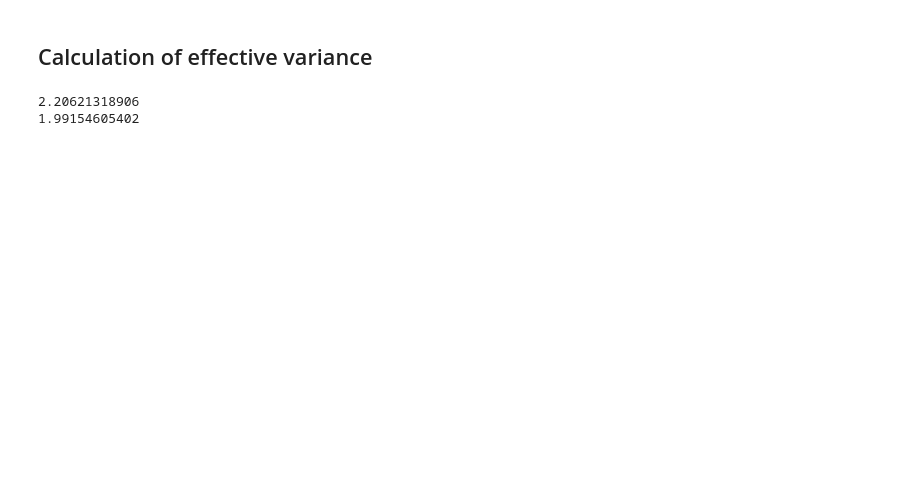
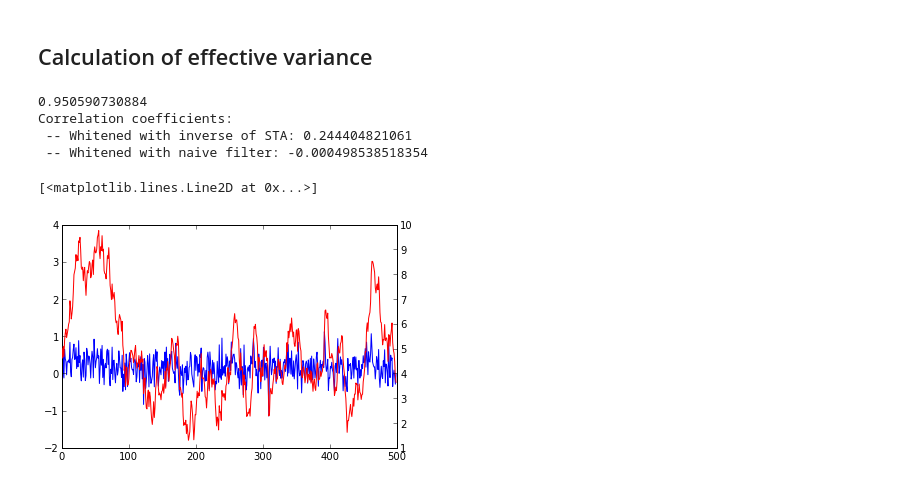
Before and after one commit to yzerlaut/transfer_functions, a Jupyter notebook: ornstein_uhlenbeck_covariance.ipynb, the cells around one changed output. Cells and saved outputs as stored; diff of their text form; code cells hidden in the pictures; blank space fills up the shorter version.

```diff
--- a/ornstein_uhlenbeck_covariance.ipynb
+++ b/ornstein_uhlenbeck_covariance.ipynb
@@ -277,14 +298,61 @@ test_gaussian()
 # %% [markdown]
 Calculation of effective variance
 ---------------------------------
-# %%
-
-ou_process = rescaled_ou(mu, sigma, tau, 10000)
-print ou_process.var()
-print np.mean(ou_process[1:]*ou_process[:-1])-ou_process.mean()**2
-#spikes = (ou_process>threshold)
-#sta = np.correlate(ou_process - mu, spikes)[::-1]
-#plt.plot(sta)
-# %% [output]
-2.20621318906
-1.99154605402
+# %%
+ou_process = rescaled_ou(mu, sigma, tau, 1000)
+spikes = spike_train(ou_process)
+sta = calculate_sta(ou_process, spikes, 100)
+
+def covar(x):
+    return x.var(), np.mean(x[1:]*x[:-1]) - x.mean()**2
+def corr(x):
+    v, c = covar(x)
+    return c/v
+print corr(ou_process)
+
+def deconv(x, g):
+    g_padded = np.concatenate((np.zeros(len(x)-len(g)), g))
+    gf = np.fft.fft(g_padded)
+    xf = np.fft.fft(x)
+
+    yf = xf/gf
+
+    return np.fft.ifft(yf).real
+
+def inverse_filter(g):
+    gf = np.fft.fft(g)
+    return np.fft.fftshift(np.fft.ifft(1./gf)).real
+
+def norm(x):
+    x = np.asarray(x)
+    return x/np.sqrt(np.sum(x**2))
+
+#ou_filtered = deconv(ou_process, sta)
+
+
+x1, x2 = covar(ou_process)
+naive_filter = norm([x1, -x2])
+
+sta_inverse = inverse_filter(sta)
+
+ou_filtered_naive = np.convolve(ou_process, naive_filter)
+ou_filtered_sta = np.convolve(ou_process, sta_inverse)
+
+print "Correlation coefficients:"
+print " -- Whitened with inverse of STA:", corr(ou_filtered_sta)
+print " -- Whitened with naive filter:", corr(ou_filtered_naive)
+#spikes = (ou_process>threshold)
+#sta = np.correlate(ou_process - mu, spikes)[::-1]
+#plt.plot(sta)
+# %% [output]
+0.950590730884
+Correlation coefficients:
+ -- Whitened with inverse of STA: 0.244404821061
+ -- Whitened with naive filter: -0.000498538518354
+# %%
+plt.plot(ou_filtered_naive[:500])
+plt.twinx()
+plt.plot(ou_process[:500], 'r')
+# %% [output]
+[<matplotlib.lines.Line2D at 0x...>]
+[figure, added]
```
Also changed, not shown: parts of 18 cells of this notebook.
